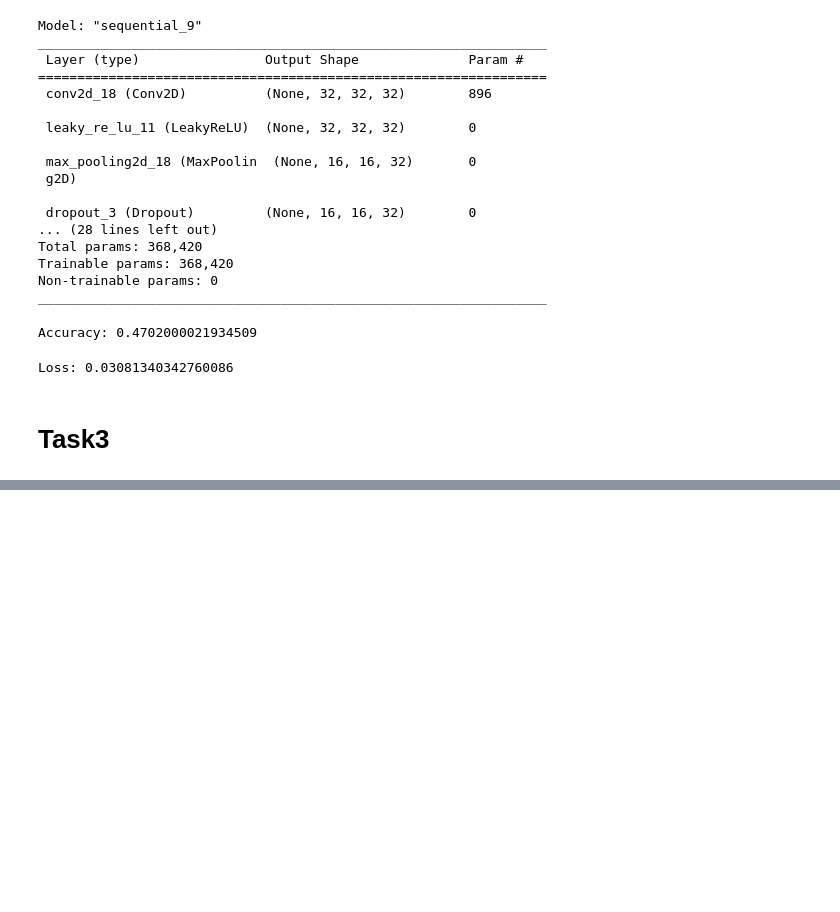
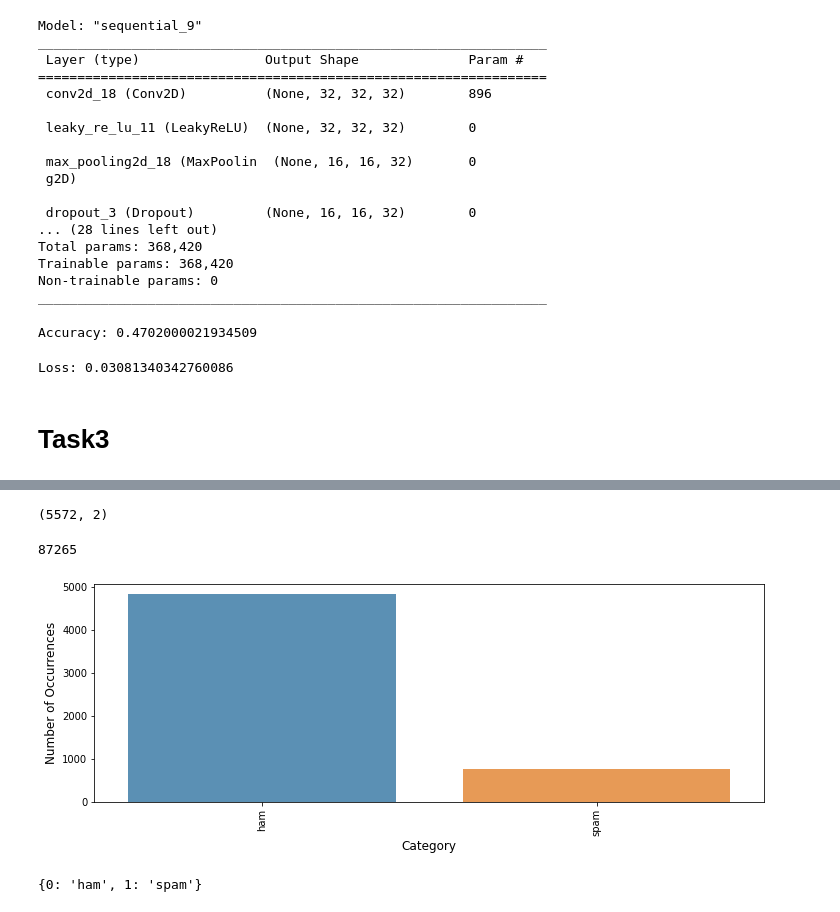
Before and after one commit to NKorzhik/Labs_AD, a Jupyter notebook: Laba4.ipynb, the cells around one changed output, grey strips where cells are left out. Saved outputs shown, nothing was run; the diff lists cells and outputs as text; code cells hidden in the pictures; blank space fills up the shorter version.

```diff
--- a/Laba4.ipynb
+++ b/Laba4.ipynb
@@ -233,4 +227,4 @@ Loss: 0.03081340342760086
 # %% [markdown]
 # Task3
 # %%
-df1 = pd.read_csv('datafor3labs.csv')
+df = pd.read_csv("spam.csv")
@@ -318,0 +231,5 @@ y = df1.iloc[:,1].values
+# %%
+df = df[['Category', 'Message']]
+df = df[pd.notnull(df['Message'])]
+df.rename(columns={'Message': 'Message'}, inplace=True)
+df.head()
@@ -318,0 +243,19 @@ y = df1.iloc[:,1].values
+# %%
+df.shape
+# %% [output]
+(5572, 2)
+# %%
+df.index = range(5572)
+df['Message'].apply(lambda x: len(x.split(' '))).sum()
+# %% [output]
+87265
+# %%
+cnt_pro = df['Category'].value_counts()
+plt.figure(figsize=(12, 4))
+sns.barplot(cnt_pro.index, cnt_pro.values, alpha=0.8)
+plt.ylabel('Number of Occurrences', fontsize=12)
+plt.xlabel('Category', fontsize=12)
+plt.xticks(rotation=90)
+plt.show();
+# %% [output]
+[figure, added]
@@ -318,0 +266,5 @@ y = df1.iloc[:,1].values
+# %%
+labels_map = {i: labels[i] for i in range(len(labels))}
+labels_map
+# %% [output]
+{0: 'ham', 1: 'spam'}
```
Also changed, not shown: parts of 34 cells of this notebook, 1 other file.
